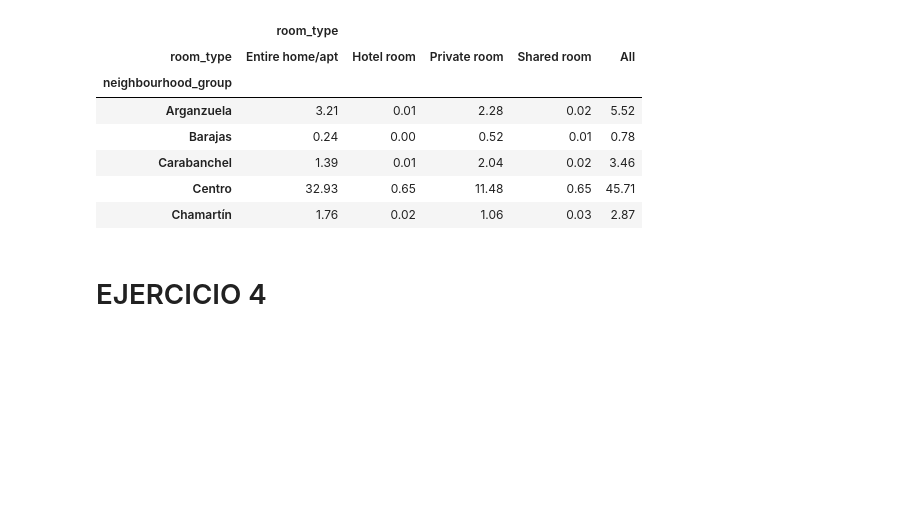
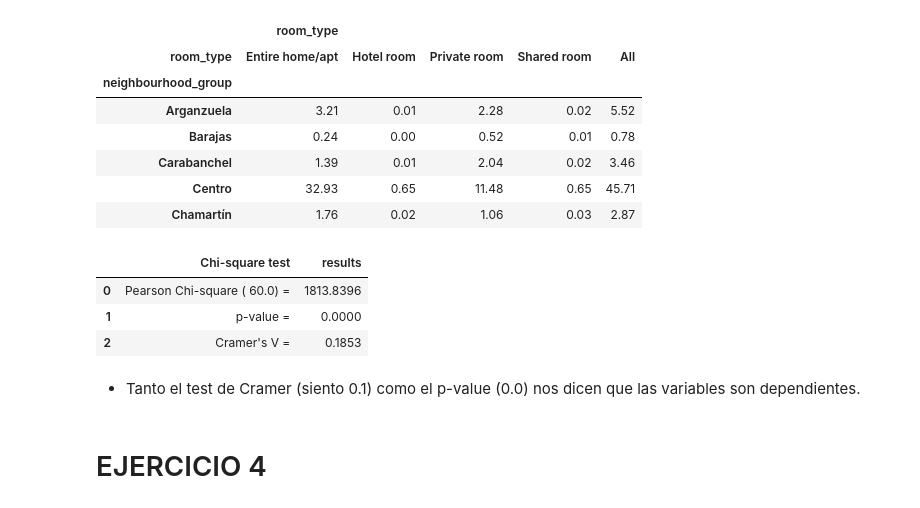
Before and after one commit to Adalab/DA-promo-a-modulo-3-pair-1-Almudena-Lara, a Jupyter notebook: TEST ESTADÍSTICOS/T.E. 3/estadísticos_3.ipynb, the cells around one changed output. Drawn from its saved outputs; the diff is of its cells as text; code cells hidden in the pictures; blank space fills up the shorter version.

```diff
--- a/TEST ESTADÍSTICOS/T.E. 3/estadísticos_3.ipynb
+++ b/TEST ESTADÍSTICOS/T.E. 3/estadísticos_3.ipynb
@@ -97,14 +83,14 @@ def detectar_outliers(column, df_numericas):
 for x in df_numericas:
     ind = detectar_outliers(x, df_numericas)
 # %%
-for k, v in ind.items():
-    media = df[k].mean()
-    median = df[k].median()
-    if k == "total_rooms" or k == "median_income":
-        for i in v:
-            df.loc[i,k] = media
-    else:
-        df.loc[i,k] = median
+# for k, v in ind.items():
+#     media = df[k].mean()
+#     median = df[k].median()
+#     if k == "total_rooms" or k == "median_income":
+#         for i in v:
+#             df.loc[i,k] = media
+#     else:
+#         df.loc[i,k] = median
 # %%
 df.head()
 # %% [output]
@@ -172,6 +158,15 @@ crosstab.head()
 | Carabanchel | 1.39 | 0.01 | 2.04 | 0.02 | 3.46 |
 | Centro | 32.93 | 0.65 | 11.48 | 0.65 | 45.71 |
 | Chamartín | 1.76 | 0.02 | 1.06 | 0.03 | 2.87 |
+# %%
+test_results
+# %% [output]
+|  | Chi-square test | results |
+| 0 | Pearson Chi-square ( 60.0) = | 1813.8396 |
+| 1 | p-value = | 0.0000 |
+| 2 | Cramer's V = | 0.1853 |
+# %% [markdown]
+ - Tanto el test de Cramer (siento 0.1) como el p-value (0.0) nos dicen que las variables son dependientes.
 # %% [markdown]
 # EJERCICIO 4
 # %% [markdown]
```
Also changed, not shown: parts of 2 cells of this notebook, 5 other files.
